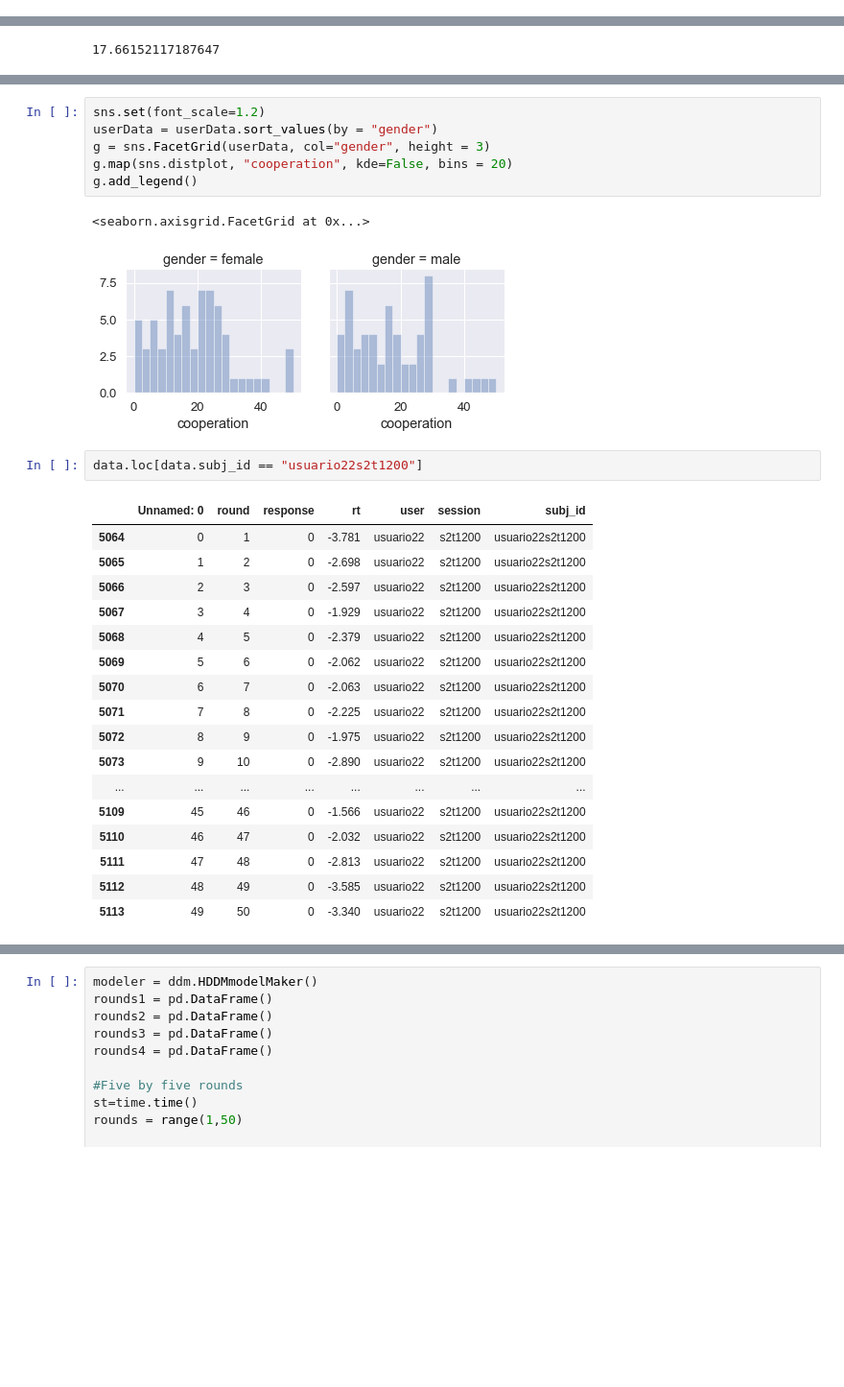
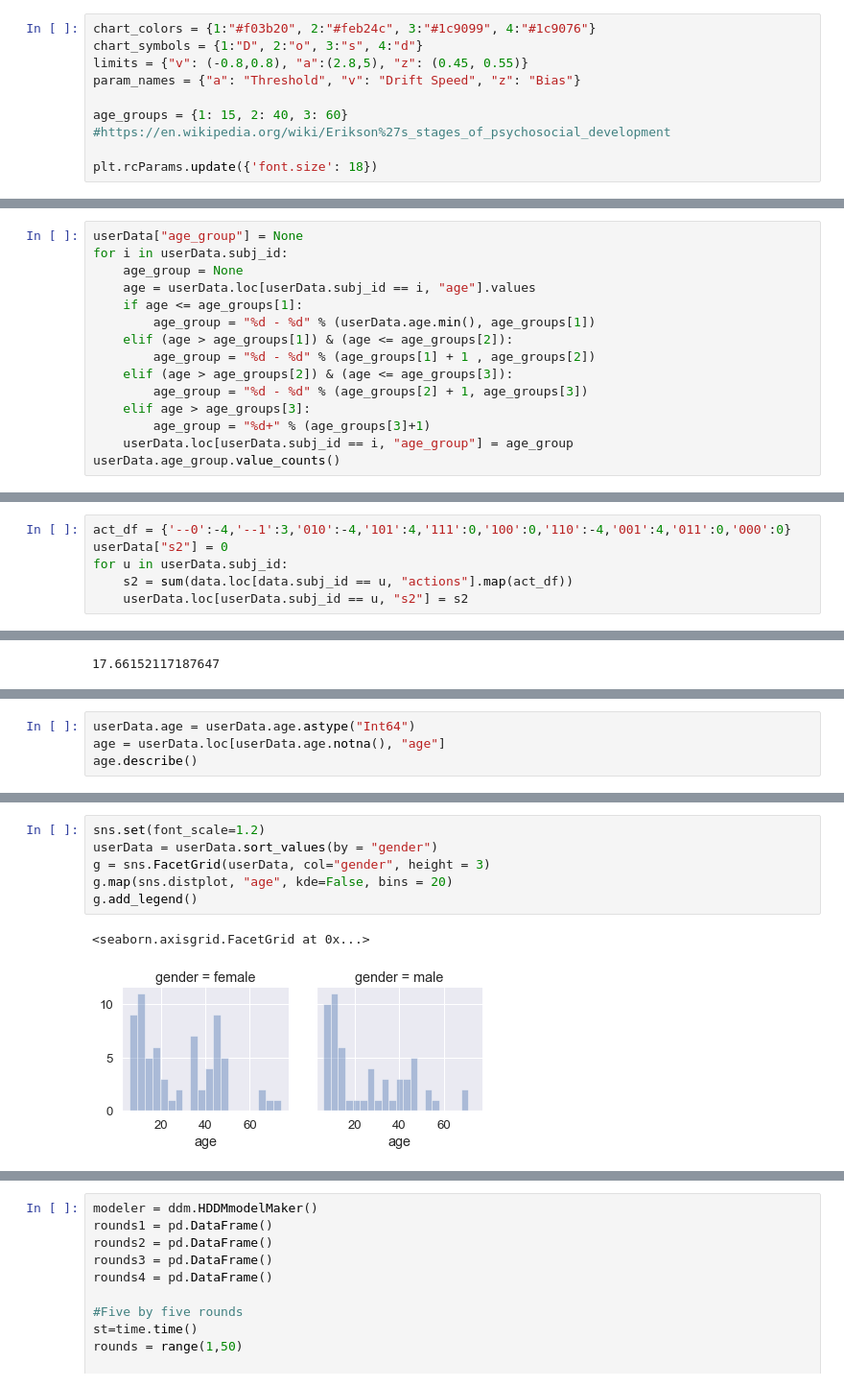
Before and after one commit to eladiomontero/DecisionTimes, a Jupyter notebook: Science Fair Experiment/ScienceFair/ScienceFairAnalysis.ipynb, the cells around one changed output, grey strips where cells are left out. Shown at 96% size. Cells and saved outputs as stored; diff of their text form; blank space fills up the shorter version.

Commit message:
Science fair data
Pt2

```diff
--- a/Science Fair Experiment/ScienceFair/ScienceFairAnalysis.ipynb
+++ b/Science Fair Experiment/ScienceFair/ScienceFairAnalysis.ipynb
@@ -11,6 +16,15 @@ import ipywidgets as widgets
 # %%
 dl = loader.DataLoader()
 exp, users = dl.loadSessionsData()
+# %%
+chart_colors = {1:"#f03b20", 2:"#feb24c", 3:"#1c9099", 4:"#1c9076"}
+chart_symbols = {1:"D", 2:"o", 3:"s", 4:"d"}
+limits = {"v": (-0.8,0.8), "a":(2.8,5), "z": (0.45, 0.55)}
+param_names = {"a": "Threshold", "v": "Drift Speed", "z": "Bias"}
+
+age_groups = {1: 15, 2: 40, 3: 60} #https://en.wikipedia.org/wiki/Erikson%27s_stages_of_psychosocial_development
+
+plt.rcParams.update({'font.size': 18})
 # %%
 #Load by HDDM package
 data = hddm.load_csv('./output/experimentData.csv')
@@ -115,3 +99,18 @@ s3t1330  female    13
 s4t1500  female    18
          male      18
 Name: subj_id, dtype: int64
+# %%
+userData["age_group"] = None
+for i in userData.subj_id:
+    age_group = None
+    age = userData.loc[userData.subj_id == i, "age"].values
+    if age <= age_groups[1]:
+        age_group = "%d - %d" % (userData.age.min(), age_groups[1])
+    elif (age > age_groups[1]) & (age <= age_groups[2]):
+        age_group = "%d - %d" % (age_groups[1] + 1 , age_groups[2])
+    elif (age > age_groups[2]) & (age <= age_groups[3]):
+        age_group = "%d - %d" % (age_groups[2] + 1, age_groups[3])
+    elif age > age_groups[3]:
+        age_group = "%d+" % (age_groups[3]+1)
+    userData.loc[userData.subj_id == i, "age_group"] = age_group
+userData.age_group.value_counts()
@@ -118 +147,7 @@ Name: subj_id, dtype: int64
+# %%
+act_df = {'--0':-4,'--1':3,'010':-4,'101':4,'111':0,'100':0,'110':-4,'001':4,'011':0,'000':0}
+userData["s2"] = 0
+for u in userData.subj_id:
+    s2 = sum(data.loc[data.subj_id == u, "actions"].map(act_df))
+    userData.loc[userData.subj_id == u, "s2"] = s2
 # %%
@@ -158,0 +356,4 @@ display(dataM.age.std())
+# %%
+userData.age = userData.age.astype("Int64")
+age = userData.loc[userData.age.notna(), "age"]
+age.describe()
@@ -159,29 +400,9 @@ display(dataM.age.std())
 # %%
 sns.set(font_scale=1.2)
 userData = userData.sort_values(by = "gender")
 g = sns.FacetGrid(userData, col="gender", height = 3)
-g.map(sns.distplot, "cooperation", kde=False, bins = 20)
+g.map(sns.distplot, "age", kde=False, bins = 20)
 g.add_legend()
 # %% [output]
 <seaborn.axisgrid.FacetGrid at 0x...>
-[figure, old version]
+[figure, new version]
-# %%
-data.loc[data.subj_id == "usuario22s2t1200"]
-# %% [output]
-|  | Unnamed: 0 | round | response | rt | user | session | subj_id |
-| 5064 | 0 | 1 | 0 | -3.781 | usuario22 | s2t1200 | usuario22s2t1200 |
-| 5065 | 1 | 2 | 0 | -2.698 | usuario22 | s2t1200 | usuario22s2t1200 |
-| 5066 | 2 | 3 | 0 | -2.597 | usuario22 | s2t1200 | usuario22s2t1200 |
-| 5067 | 3 | 4 | 0 | -1.929 | usuario22 | s2t1200 | usuario22s2t1200 |
-| 5068 | 4 | 5 | 0 | -2.379 | usuario22 | s2t1200 | usuario22s2t1200 |
-| 5069 | 5 | 6 | 0 | -2.062 | usuario22 | s2t1200 | usuario22s2t1200 |
-| 5070 | 6 | 7 | 0 | -2.063 | usuario22 | s2t1200 | usuario22s2t1200 |
-| 5071 | 7 | 8 | 0 | -2.225 | usuario22 | s2t1200 | usuario22s2t1200 |
-| 5072 | 8 | 9 | 0 | -1.975 | usuario22 | s2t1200 | usuario22s2t1200 |
-| 5073 | 9 | 10 | 0 | -2.890 | usuario22 | s2t1200 | usuario22s2t1200 |
-| ... | ... | ... | ... | ... | ... | ... | ... |
-| 5109 | 45 | 46 | 0 | -1.566 | usuario22 | s2t1200 | usuario22s2t1200 |
-| 5110 | 46 | 47 | 0 | -2.032 | usuario22 | s2t1200 | usuario22s2t1200 |
-| 5111 | 47 | 48 | 0 | -2.813 | usuario22 | s2t1200 | usuario22s2t1200 |
-| 5112 | 48 | 49 | 0 | -3.585 | usuario22 | s2t1200 | usuario22s2t1200 |
-| 5113 | 49 | 50 | 0 | -3.340 | usuario22 | s2t1200 | usuario22s2t1200 |
```
Also changed, not shown: parts of 80 cells of this notebook, 48 other files.
